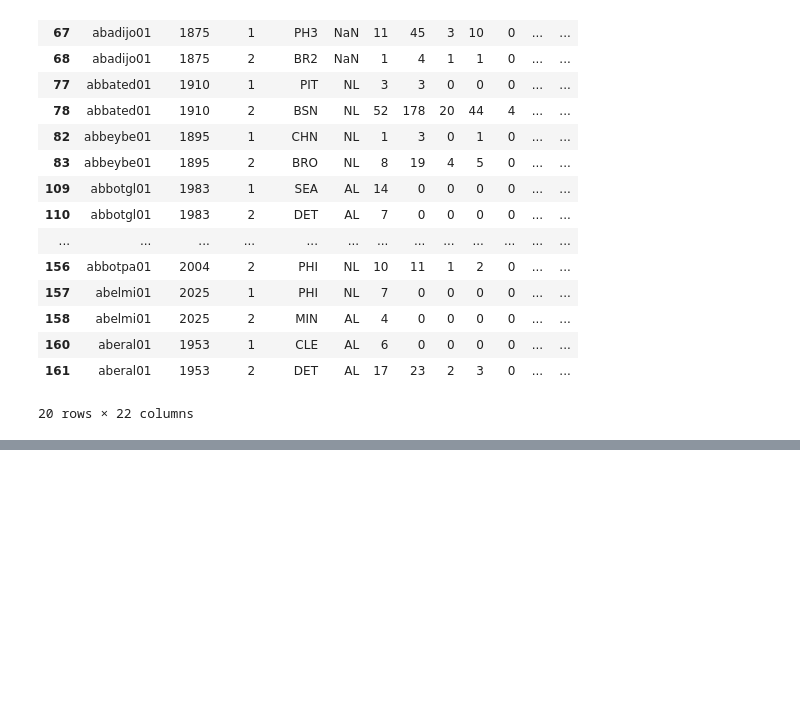
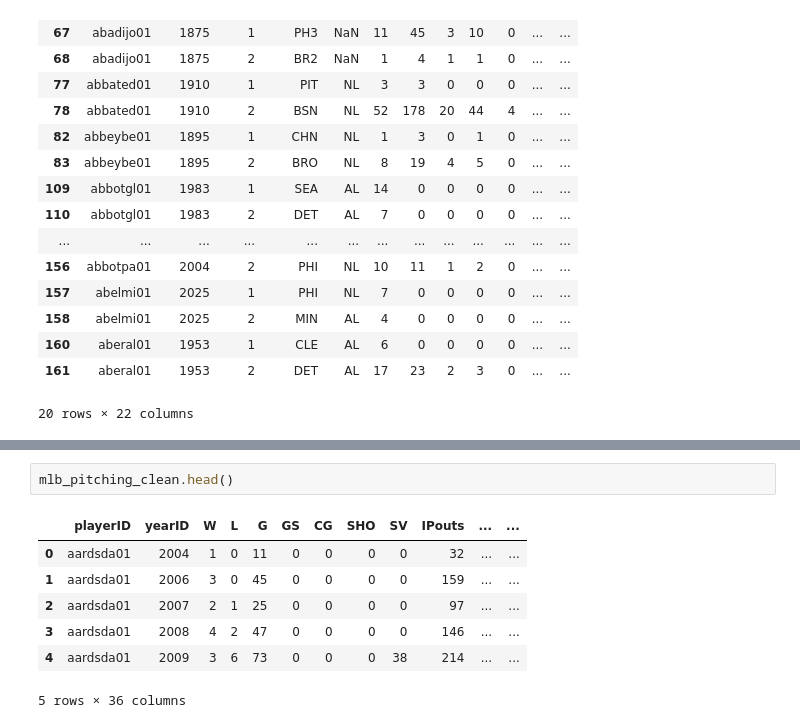
Before and after one commit to natelewis17/NPB_MLB_Translation, a Jupyter notebook: notebooks/02_data_processing_mlb.ipynb, the cells around one changed output, grey strips where cells are left out. Cells and saved outputs as stored; diff of their text form; blank space fills up the shorter version.

```diff
--- a/notebooks/02_data_processing_mlb.ipynb
+++ b/notebooks/02_data_processing_mlb.ipynb
@@ -136,0 +245,10 @@ mlb_batting[
+# %%
+mlb_pitching_clean.head()
+# %% [output]
+|  | playerID | yearID | W | L | G | GS | CG | SHO | SV | IPouts | ... | ... |
+| 0 | aardsda01 | 2004 | 1 | 0 | 11 | 0 | 0 | 0 | 0 | 32 | ... | ... |
+| 1 | aardsda01 | 2006 | 3 | 0 | 45 | 0 | 0 | 0 | 0 | 159 | ... | ... |
+| 2 | aardsda01 | 2007 | 2 | 1 | 25 | 0 | 0 | 0 | 0 | 97 | ... | ... |
+| 3 | aardsda01 | 2008 | 4 | 2 | 47 | 0 | 0 | 0 | 0 | 146 | ... | ... |
+| 4 | aardsda01 | 2009 | 3 | 6 | 73 | 0 | 0 | 0 | 38 | 214 | ... | ... |
+5 rows × 36 columns
```
Also changed, not shown: parts of 15 cells of this notebook, 2 other files.
